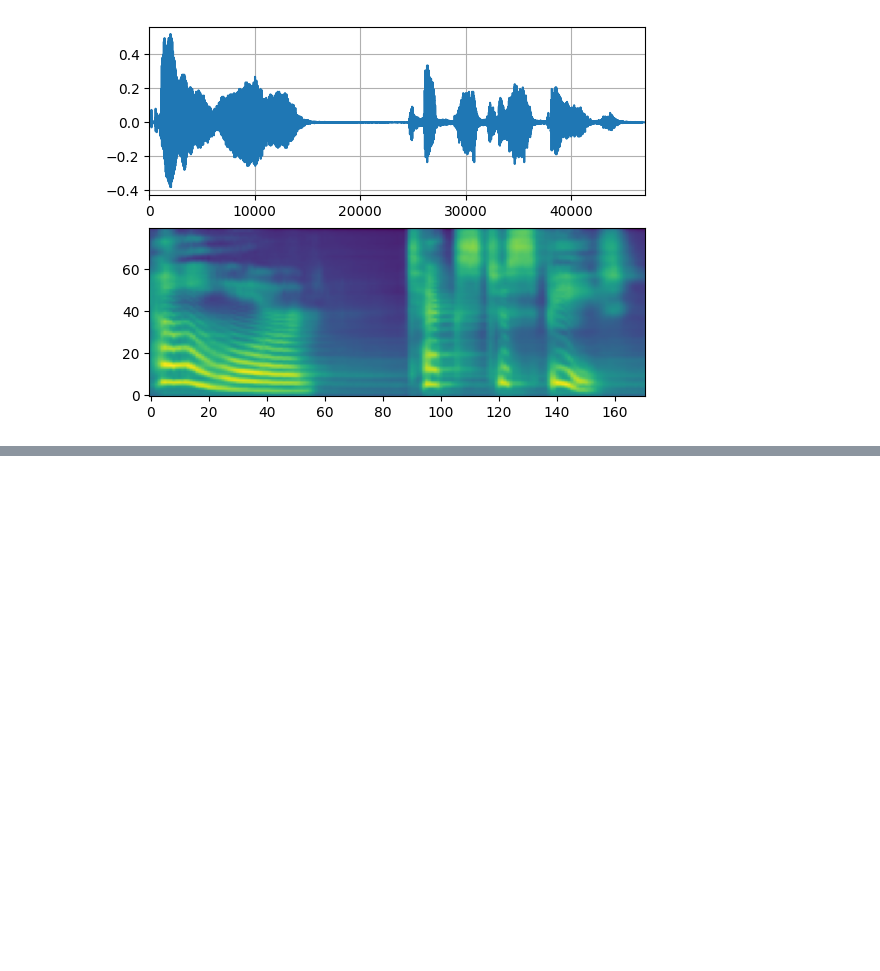
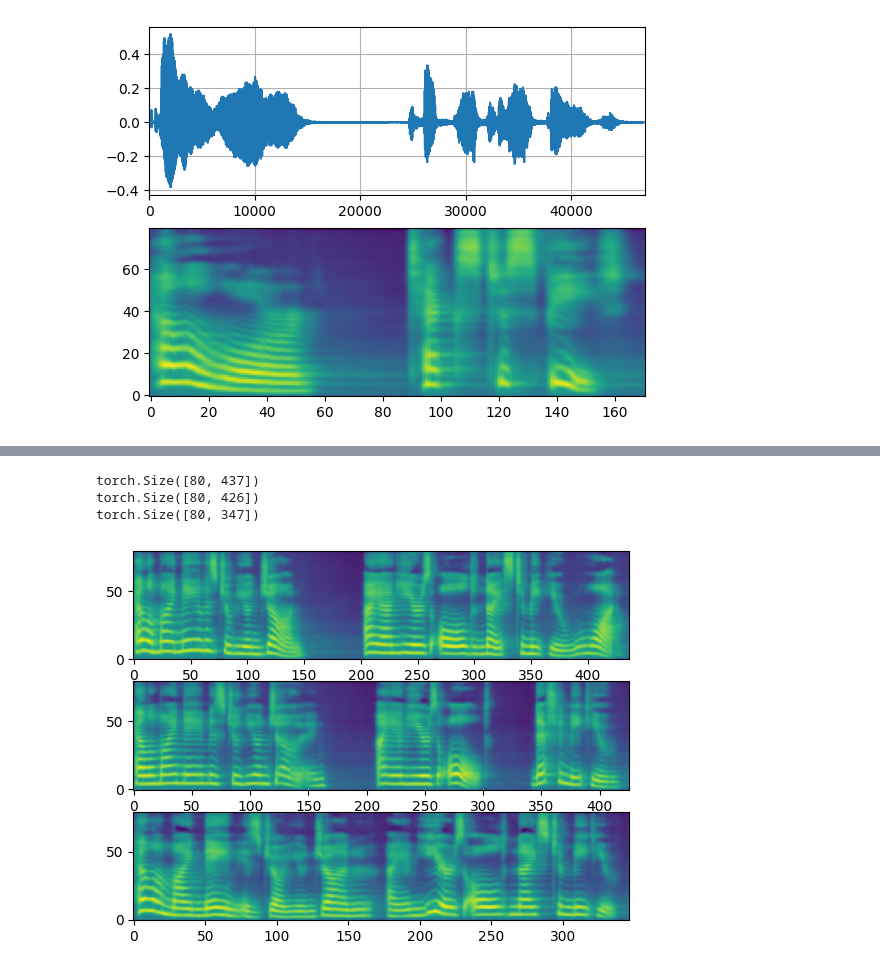
Before and after one commit to yunnjj/AI_lab, a Jupyter notebook: week5.ipynb, the cells around one changed output, grey strips where cells are left out. Cells and saved outputs as stored; diff of their text form; code cells hidden in the pictures; blank space fills up the shorter version.

```diff
--- a/week5.ipynb
+++ b/week5.ipynb
@@ -148,0 +229,16 @@ plot(waveforms, spec, vocoder.sample_rate)
+# %%
+def plot():
+    fig, ax = plt.subplots(3, 1)
+    for i in range(3):
+        with torch.inference_mode():
+            spec, spec_lengths, _ = tacotron2.infer(processed, lengths)
+        print(spec[0].shape)
+        ax[i].imshow(spec[0].cpu().detach(), origin="lower", aspect="auto")
+
+
+plot()
+# %% [output]
+torch.Size([80, 437])
+torch.Size([80, 426])
+torch.Size([80, 347])
+[figure, added]
```
Also changed, not shown: parts of 8 cells of this notebook, 1 other file.
